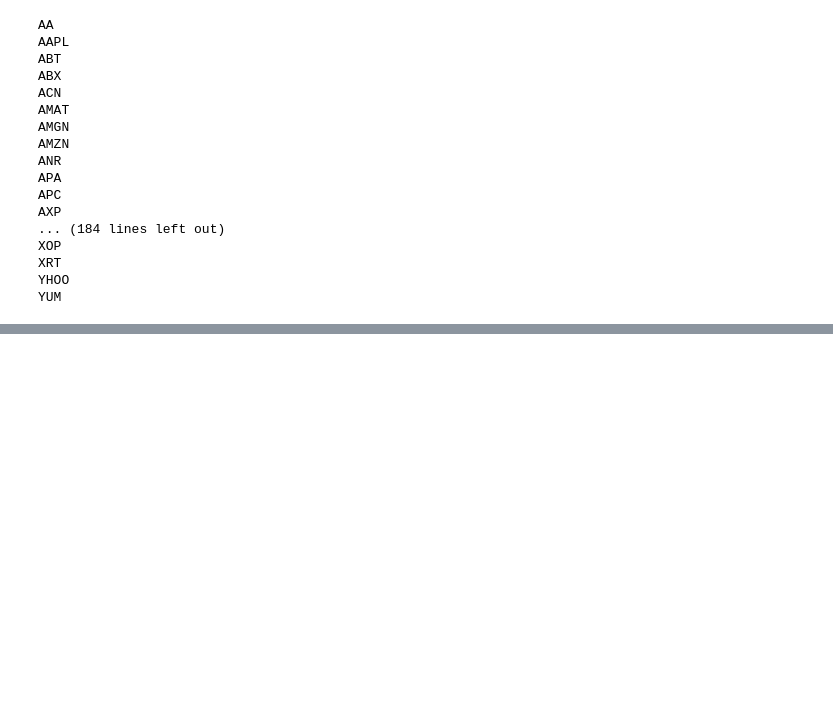
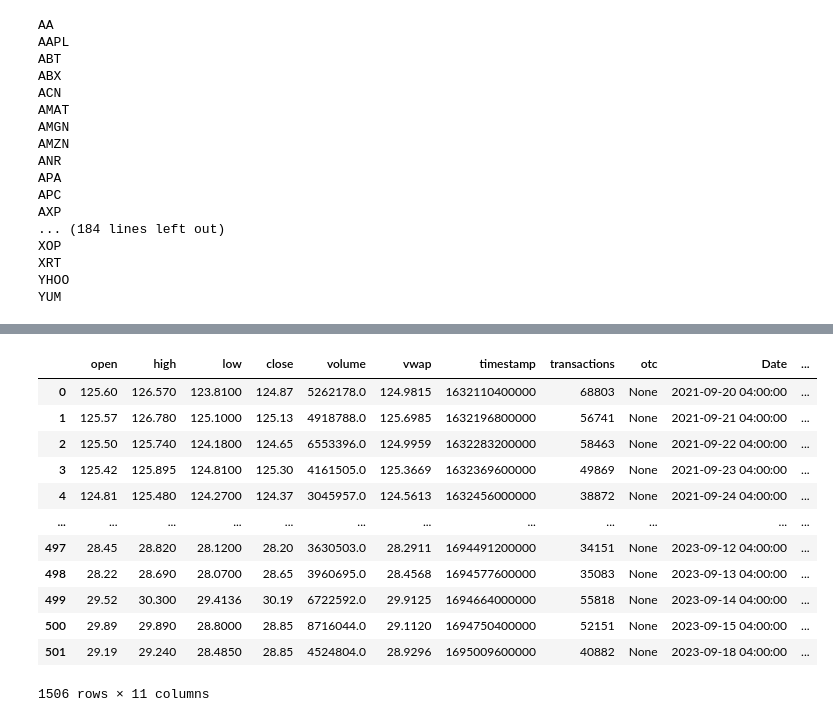
Before and after one commit to copycatbrian/ccb_AesoMarketData, a Jupyter notebook: ccb_importStockdata.ipynb, the cells around one changed output, grey strips where cells are left out. Cells and saved outputs as stored; diff of their text form; code cells hidden in the pictures; blank space fills up the shorter version.

```diff
--- a/ccb_importStockdata.ipynb
+++ b/ccb_importStockdata.ipynb
@@ -219,0 +379,16 @@ Name: Date, Length: 502, dtype: object
+# %%
+ohlc
+# %% [output]
+|  | open | high | low | close | volume | vwap | timestamp | transactions | otc | Date | ... |
+| 0 | 125.60 | 126.570 | 123.8100 | 124.87 | 5262178.0 | 124.9815 | 1632110400000 | 68803 | None | 2021-09-20 04:00:00 | ... |
+| 1 | 125.57 | 126.780 | 125.1000 | 125.13 | 4918788.0 | 125.6985 | 1632196800000 | 56741 | None | 2021-09-21 04:00:00 | ... |
+| 2 | 125.50 | 125.740 | 124.1800 | 124.65 | 6553396.0 | 124.9959 | 1632283200000 | 58463 | None | 2021-09-22 04:00:00 | ... |
+| 3 | 125.42 | 125.895 | 124.8100 | 125.30 | 4161505.0 | 125.3669 | 1632369600000 | 49869 | None | 2021-09-23 04:00:00 | ... |
+| 4 | 124.81 | 125.480 | 124.2700 | 124.37 | 3045957.0 | 124.5613 | 1632456000000 | 38872 | None | 2021-09-24 04:00:00 | ... |
+| ... | ... | ... | ... | ... | ... | ... | ... | ... | ... | ... | ... |
+| 497 | 28.45 | 28.820 | 28.1200 | 28.20 | 3630503.0 | 28.2911 | 1694491200000 | 34151 | None | 2023-09-12 04:00:00 | ... |
+| 498 | 28.22 | 28.690 | 28.0700 | 28.65 | 3960695.0 | 28.4568 | 1694577600000 | 35083 | None | 2023-09-13 04:00:00 | ... |
+| 499 | 29.52 | 30.300 | 29.4136 | 30.19 | 6722592.0 | 29.9125 | 1694664000000 | 55818 | None | 2023-09-14 04:00:00 | ... |
+| 500 | 29.89 | 29.890 | 28.8000 | 28.85 | 8716044.0 | 29.1120 | 1694750400000 | 52151 | None | 2023-09-15 04:00:00 | ... |
+| 501 | 29.19 | 29.240 | 28.4850 | 28.85 | 4524804.0 | 28.9296 | 1695009600000 | 40882 | None | 2023-09-18 04:00:00 | ... |
+1506 rows × 11 columns
```
Also changed, not shown: parts of 21 cells of this notebook.
